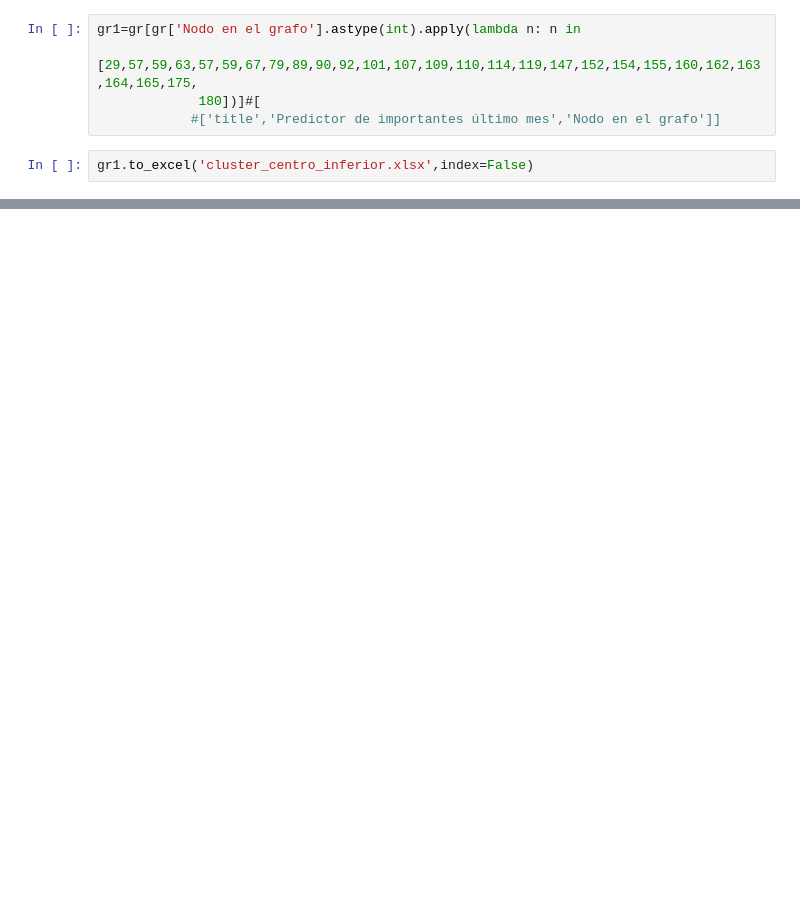
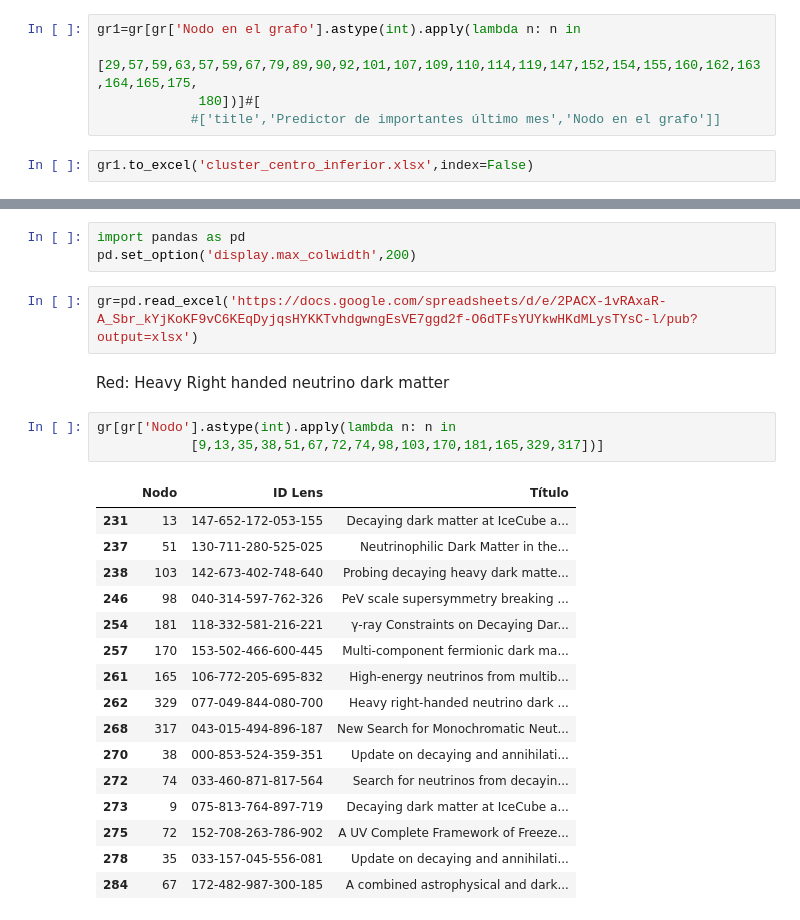
Before and after one commit to restrepo/articles_COVID-19, a Jupyter notebook: lens_scotogenic.ipynb, the cells around one changed output, grey strips where cells are left out. Saved outputs shown, nothing was run; the diff lists cells and outputs as text; blank space fills up the shorter version.

```diff
--- a/lens_scotogenic.ipynb
+++ b/lens_scotogenic.ipynb
@@ -549,3 +549,32 @@ gr[gr['Nodo en el grafo'].astype(int).apply(lambda n: n in
 | 11 | 10 | 145-907-801-501-272 | 0.0029 | Minimal dark matter models with r... | 2020-03-23 | arXiv: High Energy Physics - Phen... | 0.2900 | 1 | ... |
 | 14 | 59 | 145-289-912-938-332 | 0.0019 | A Dark Matter Interpretation of E... | 2020-03-07 | arXiv: High Energy Physics - Phen... | 0.1900 | 1 | ... |
 | 131 | 993 | 059-152-574-334-143 | 0.0471 | Dark matter from freeze-in via th... | 2019-07-25 | European Physical Journal C | 0.0471 | 0 | ... |
+# %%
+import pandas as pd
+pd.set_option('display.max_colwidth',200)
+# %%
+gr=pd.read_excel('https://docs.google.com/spreadsheets/d/e/2PACX-1vRAxaR-A_Sbr_kYjKoKF9vC6KEqDyjqsHYKKTvhdgwngEsVE7ggd2f-O6dTFsYUYkwHKdMLysTYsC-l/pub?output=xlsx')
+# %% [markdown]
+
+
+Red: Heavy Right handed neutrino dark matter
+# %%
+gr[gr['Nodo'].astype(int).apply(lambda n: n in
+            [9,13,35,38,51,67,72,74,98,103,170,181,165,329,317])]
+# %% [output]
+|  | Nodo | ID Lens | Título |
+| 231 | 13 | 147-652-172-053-155 | Decaying dark matter at IceCube a... |
+| 237 | 51 | 130-711-280-525-025 | Neutrinophilic Dark Matter in the... |
+| 238 | 103 | 142-673-402-748-640 | Probing decaying heavy dark matte... |
+| 246 | 98 | 040-314-597-762-326 | PeV scale supersymmetry breaking ... |
+| 254 | 181 | 118-332-581-216-221 | γ-ray Constraints on Decaying Dar... |
+| 257 | 170 | 153-502-466-600-445 | Multi-component fermionic dark ma... |
+| 261 | 165 | 106-772-205-695-832 | High-energy neutrinos from multib... |
+| 262 | 329 | 077-049-844-080-700 | Heavy right-handed neutrino dark ... |
+| 268 | 317 | 043-015-494-896-187 | New Search for Monochromatic Neut... |
+| 270 | 38 | 000-853-524-359-351 | Update on decaying and annihilati... |
+| 272 | 74 | 033-460-871-817-564 | Search for neutrinos from decayin... |
+| 273 | 9 | 075-813-764-897-719 | Decaying dark matter at IceCube a... |
+| 275 | 72 | 152-708-263-786-902 | A UV Complete Framework of Freeze... |
+| 278 | 35 | 033-157-045-556-081 | Update on decaying and annihilati... |
+| 284 | 67 | 172-482-987-300-185 | A combined astrophysical and dark... |
```
Also changed, not shown: parts of 6 cells of this notebook.
